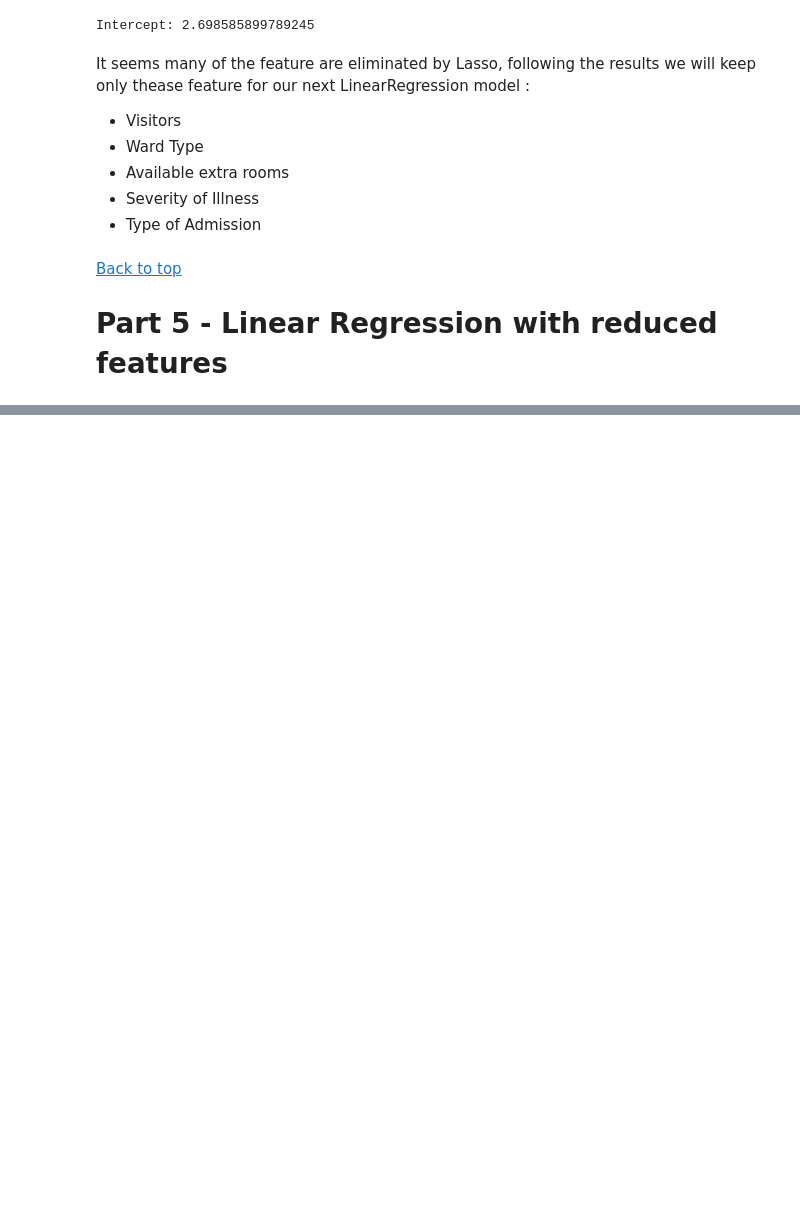
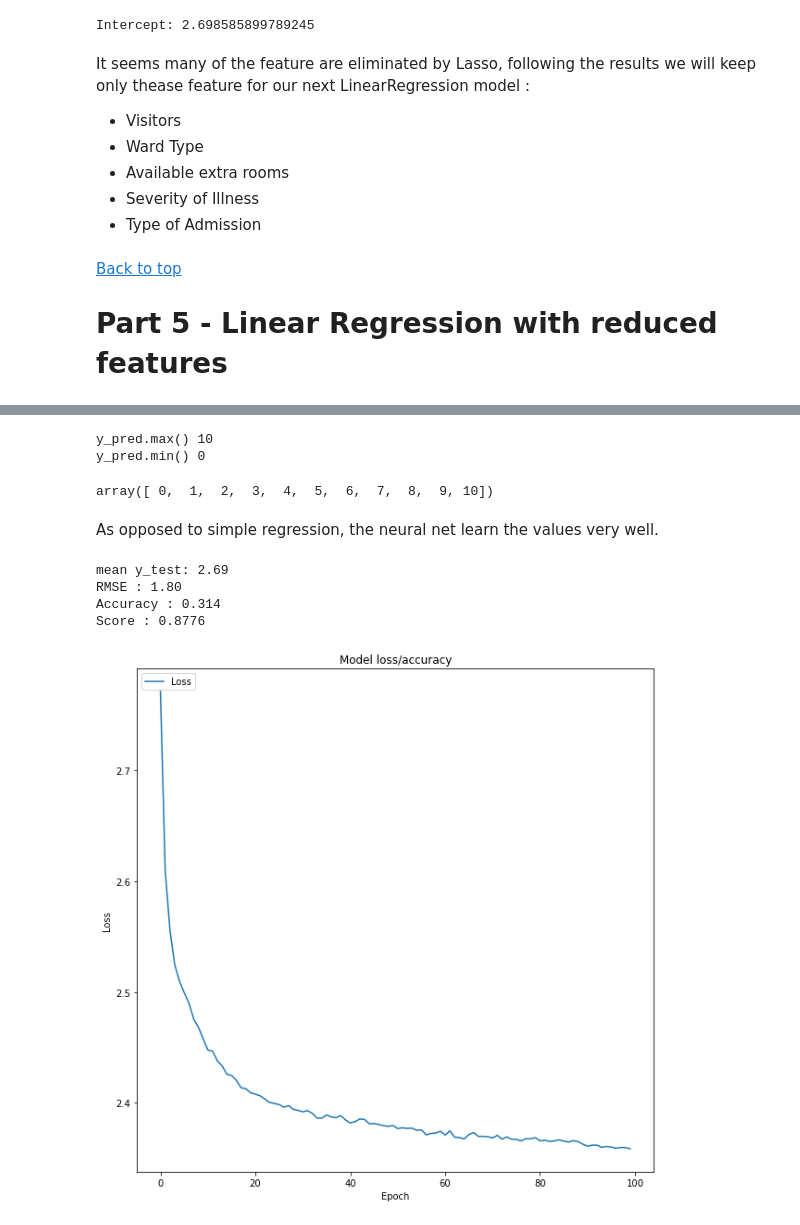
Before and after one commit to Baraa42/Elalami-Skakova-INM701-Coursework, a Jupyter notebook: 3- Regression.ipynb, the cells around one changed output, grey strips where cells are left out. Drawn from its saved outputs; the diff is of its cells as text; code cells hidden in the pictures; blank space fills up the shorter version.

Commit message:
added regression

```diff
--- a/3- Regression.ipynb
+++ b/3- Regression.ipynb
@@ -316,0 +393,8 @@ features = ['Visitors with Patient', 'Ward_Type', 'Available Extra Rooms in Hosp
+# %%
+model = Sequential()
+model.add(Dense(64, input_dim=X_train.shape[1], activation='relu'))
+model.add(Dense(1)) # Output
+model.compile(loss='mean_squared_error', optimizer='adam')
+
+monitor = EarlyStopping(monitor='loss', min_delta=1e-2, patience=5, verbose=1, mode='auto')
+r = model.fit(X_train,y_train,verbose=1,epochs=100)
@@ -316,0 +422,42 @@ features = ['Visitors with Patient', 'Ward_Type', 'Available Extra Rooms in Hosp
+# %%
+ypred = model.predict(X_test)
+print('y_pred.max()',y_pred.max() )
+print('y_pred.min()',y_pred.min() )
+# %% [output]
+y_pred.max() 10
+y_pred.min() 0
+# %%
+np.unique(y_pred)
+# %% [output]
+array([ 0,  1,  2,  3,  4,  5,  6,  7,  8,  9, 10])
+# %% [markdown]
+As opposed to simple regression, the neural net learn the values very well.
+# %%
+y_pred = cat(y_pred)
+
+accuracy = accuracy_score(y_pred, y_test)
+score = 1 - (np.mean(np.abs(y_pred-y_test)))/K
+error = np.sqrt(mean_squared_error(y_pred,y_test))
+mean = np.mean(y_test)
+
+print('mean y_test: %.2f' % mean)
+print('RMSE : %.2f' % error)
+print(f'Accuracy : %.3f' % accuracy)
+print(f'Score : %.4f' % score)
+# %% [output]
+mean y_test: 2.69
+RMSE : 1.80
+Accuracy : 0.314
+Score : 0.8776
+# %%
+# Plotting
+plt.figure(figsize=(10,10))
+
+plt.plot(r.history['loss'])
+plt.title('Model loss/accuracy')
+plt.ylabel('Loss')
+plt.legend(['Loss'], loc='upper left')
+plt.xlabel('Epoch')
+plt.show()
+# %% [output]
+[figure, added]
```
Also changed, not shown: parts of 41 cells of this notebook.
